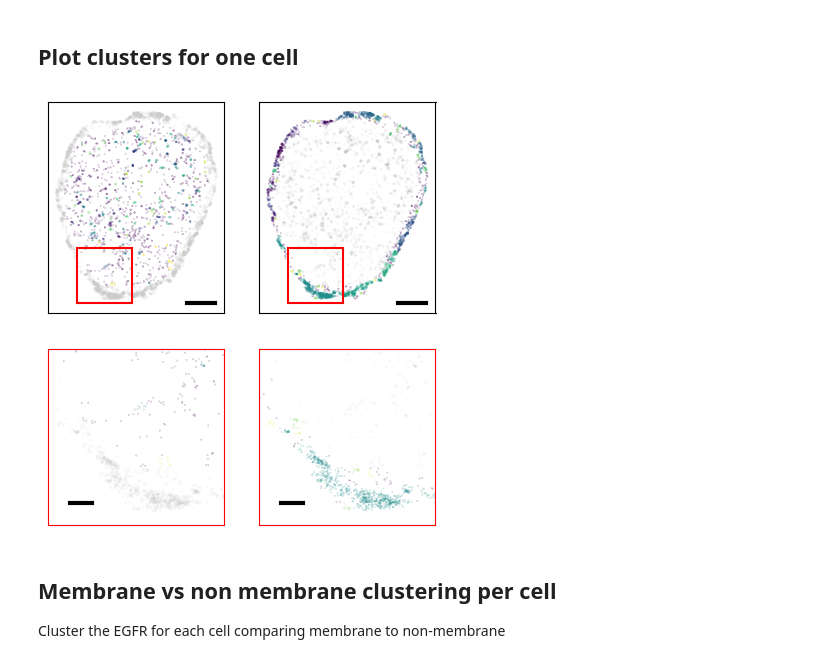
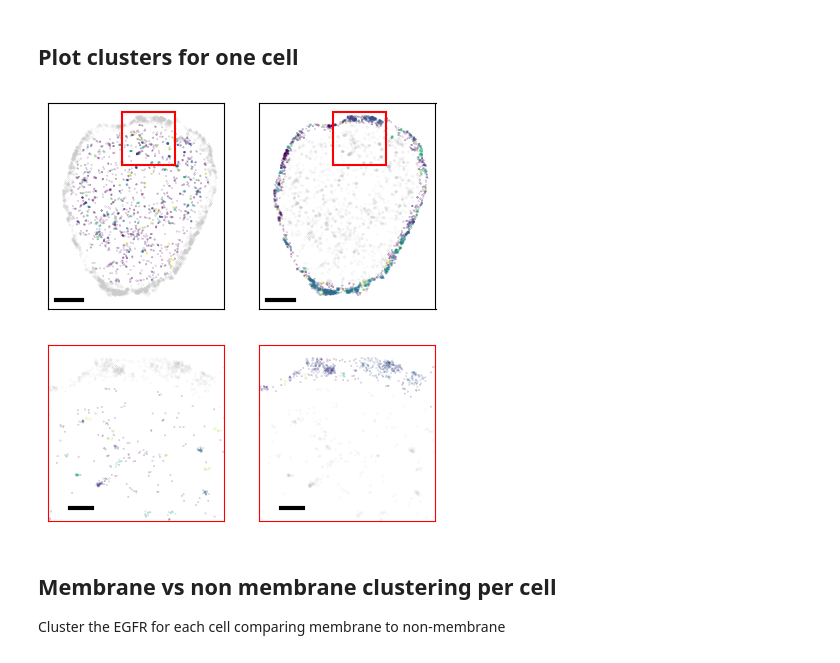
Before and after one commit to oubino/locpix, a Jupyter notebook: examples/c15_data_ds_analysis/analysis.ipynb, the cells around one changed output. Drawn from its saved outputs; the diff is of its cells as text; code cells hidden in the pictures.

```diff
--- a/examples/c15_data_ds_analysis/analysis.ipynb
+++ b/examples/c15_data_ds_analysis/analysis.ipynb
@@ -193,7 +193,7 @@ def rdf_clusters(df, max_distance, bin_size):
 # %% [markdown]
 ## Parameters for clustering & rdf
 # %%
-eps = 100
+eps = 75
 min_samples = 5
 max_distance =  500
 bin_size = 10
@@ -344,52 +344,52 @@ axs[0].tick_params(left = False, labelleft=False, bottom = False, labelbottom=Fa
 axs[0].set(aspect=1)
 axs[0].scatter(non_memb_df[["x"]], non_memb_df[["y"]], c=non_memb_df[["clusterID"]], s=.01)
 axs[0].scatter(memb_df[["x"]], memb_df[["y"]], c=".8", s=.01, alpha=1)
-axs[0].plot([34000, 38000], [21000, 21000], '-', c='r')
-axs[0].plot([34000, 34000], [21000, 25000], '-', c='r')
-axs[0].plot([38000, 38000], [21000, 25000], '-', c='r')
-axs[0].plot([34000, 38000], [25000, 25000], '-', c='r')
-axs[0].plot([42000, 44000], [25000, 25000], '-', c='k', lw=3)
+axs[0].plot([37000, 41000], [10800, 10800], '-', c='r')
+axs[0].plot([37000, 37000], [10800, 14800], '-', c='r')
+axs[0].plot([41000, 41000], [10800, 14800], '-', c='r')
+axs[0].plot([37000, 41000], [14800, 14800], '-', c='r')
+axs[0].plot([32000, 34000], [25000, 25000], '-', c='k', lw=3)
 #axs[0].ticklabel_format(style="sci", scilimits=[0,0])
 axs[1].set(aspect=1)
 axs[1].scatter(memb_df[["x"]], memb_df[["y"]], c=memb_df[["clusterID"]], s=.01)
 axs[1].scatter(non_memb_df[["x"]], non_memb_df[["y"]], c=".8", s=.01)
 axs[1].tick_params(left = False, labelleft=False, bottom = False, labelbottom=False)
-axs[1].plot([34000, 38000], [21000, 21000], '-', c='r')
-axs[1].plot([34000, 34000], [21000, 25000], '-', c='r')
-axs[1].plot([38000, 38000], [21000, 25000], '-', c='r')
-axs[1].plot([34000, 38000], [25000, 25000], '-', c='r')
-axs[1].plot([42000, 44000], [25000, 25000], '-', c='k', lw=3)
+axs[1].plot([37000, 41000], [10800, 10800], '-', c='r')
+axs[1].plot([37000, 37000], [10800, 14800], '-', c='r')
+axs[1].plot([41000, 41000], [10800, 14800], '-', c='r')
+axs[1].plot([37000, 41000], [14800, 14800], '-', c='r')
+axs[1].plot([32000, 34000], [25000, 25000], '-', c='k', lw=3)
 plt.gca().invert_yaxis()
 plt.savefig("cluster_plot.eps", format="eps")
 plt.show()
 fig, axs = plt.subplots(1, 2, figsize=(5,5), sharex=True, sharey=True)
 axs[0].tick_params(left = False, labelleft=False, bottom = False, labelbottom=False)
 axs[0].set(aspect=1)
 axs[0].scatter(non_memb_df[["x"]], non_memb_df[["y"]], c=non_memb_df[["clusterID"]], s=.01)
 axs[0].scatter(memb_df[["x"]], memb_df[["y"]], c=".8", s=.01, alpha=1)
-axs[0].set_ylim(21000,25000)
-axs[0].set_xlim(34000,38000)
-axs[0].plot([34500, 35000], [24500, 24500], '-', c='k', lw=3)
+axs[0].set_ylim(10800,14800)
+axs[0].set_xlim(37000,41000)
+axs[0].plot([37500, 38000], [14500, 14500], '-', c='k', lw=3)
 axs[0].spines['top'].set_color('red')
 axs[0].spines['right'].set_color('red')
 axs[0].spines['bottom'].set_color('red')
 axs[0].spines['left'].set_color('red')
 #axs[0].ticklabel_format(style="sci", scilimits=[0,0])
 axs[1].set(aspect=1)
 axs[1].scatter(memb_df[["x"]], memb_df[["y"]], c=memb_df[["clusterID"]], s=.01)
 axs[1].scatter(non_memb_df[["x"]], non_memb_df[["y"]], c=".8", s=.01)
 axs[1].tick_params(left = False, labelleft=False, bottom = False, labelbottom=False)
-axs[1].plot([34500, 35000], [24500, 24500], '-', c='k', lw=3)
+axs[1].plot([37500, 38000], [14500, 14500], '-', c='k', lw=3)
 axs[1].spines['top'].set_color('red')
 axs[1].spines['right'].set_color('red')
 axs[1].spines['bottom'].set_color('red')
 axs[1].spines['left'].set_color('red')
 plt.gca().invert_yaxis()
 plt.savefig("cluster_plot_zoom.eps", format="eps")
 plt.show()
 # %% [output]
-[figure, old version]
+[figure, new version]
-[figure, old version]
+[figure, new version]
 # %% [markdown]
 ## Membrane vs non membrane clustering per cell
 
```
Also changed, not shown: parts of 5 cells of this notebook, 7 other files.
